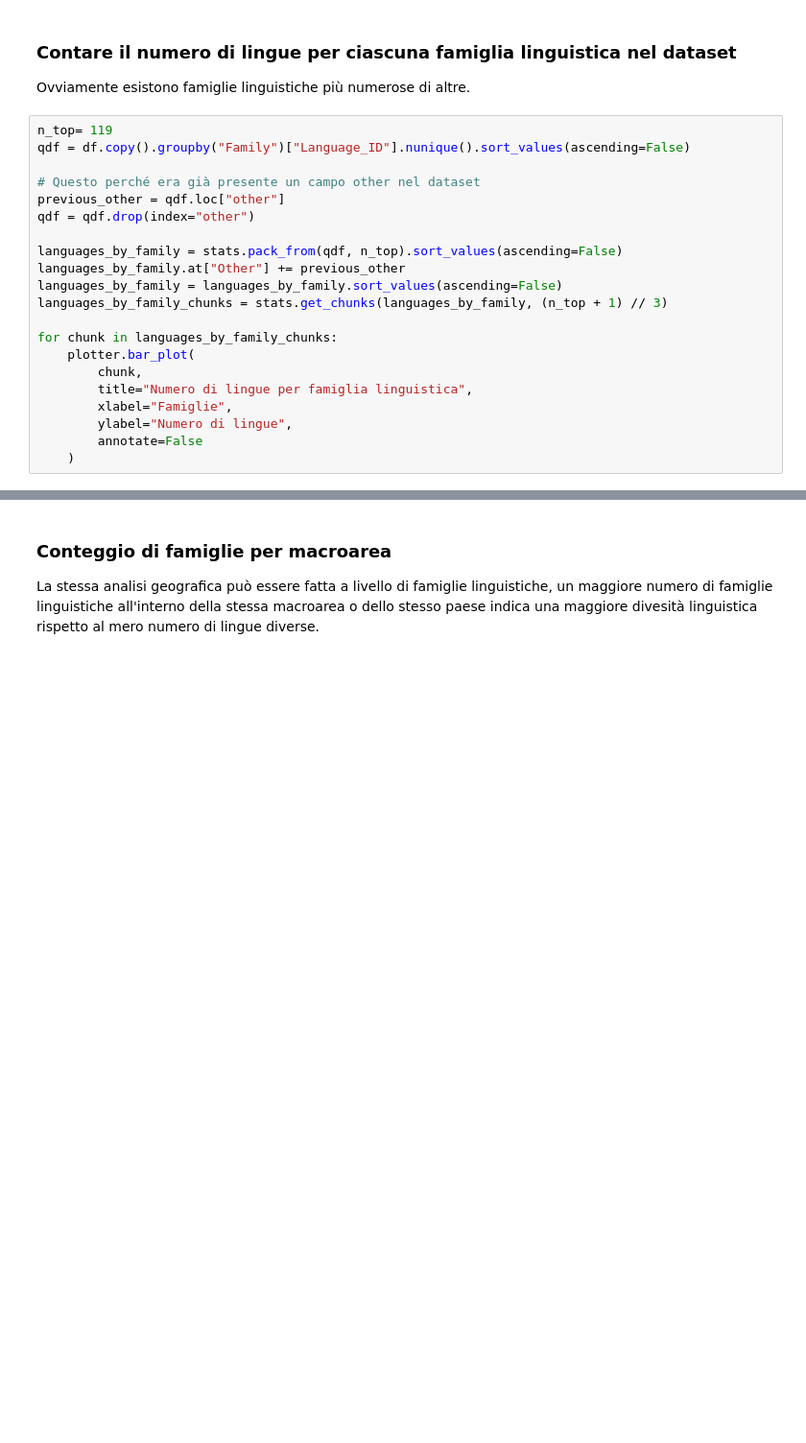
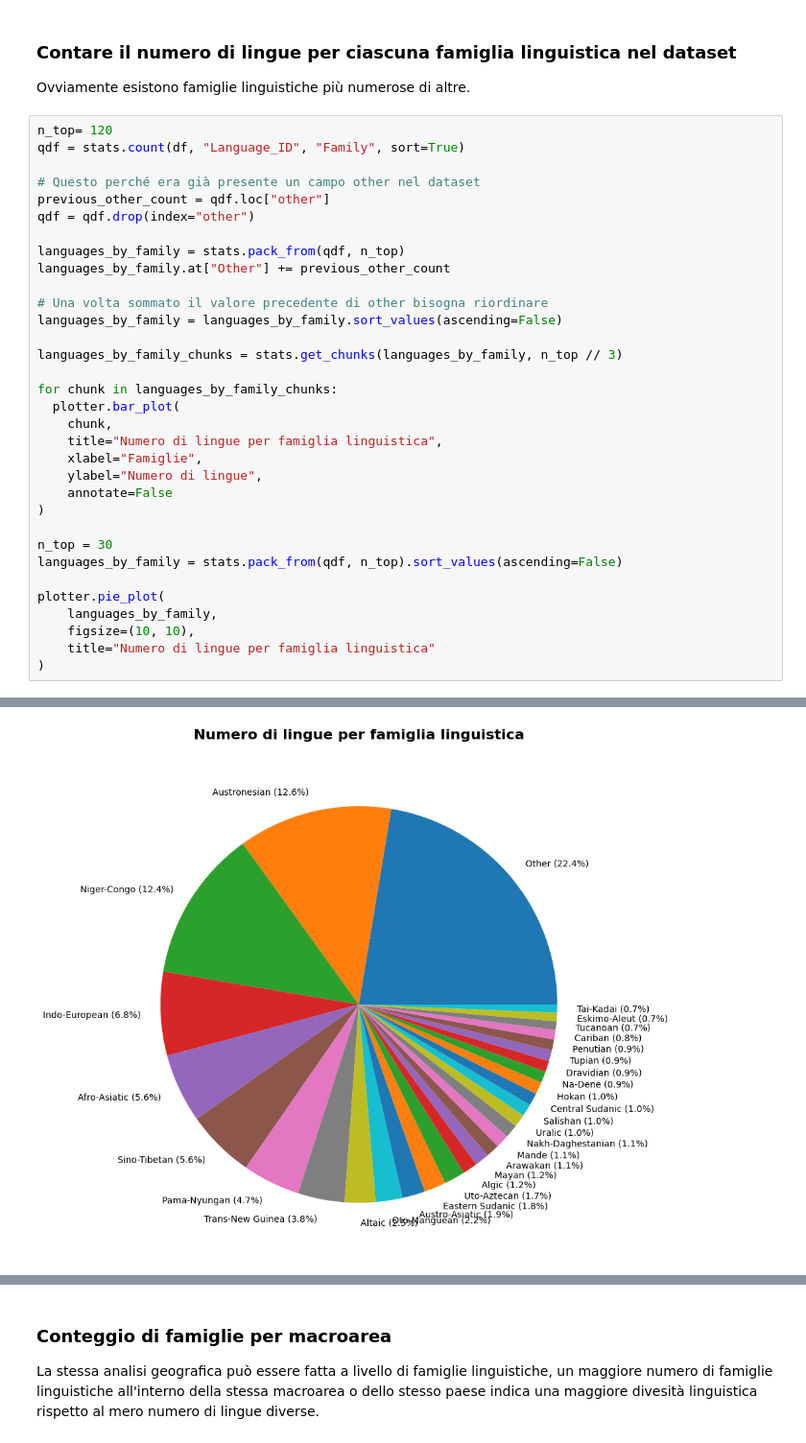
Before and after one commit to FedeBrus/Progetto1FAS, a Jupyter notebook: notebooks/Part1.ipynb, the cells around one changed output, grey strips where cells are left out. Shown at 96% size. Cells and saved outputs as stored; diff of their text form; blank space fills up the shorter version.

```diff
--- a/notebooks/Part1.ipynb
+++ b/notebooks/Part1.ipynb
@@ -102,27 +74,40 @@ plotter.pie_plot(
 ### Contare il numero di lingue per ciascuna famiglia linguistica nel dataset
 Ovviamente esistono famiglie linguistiche più numerose di altre.
 # %%
-n_top= 119
-qdf = df.copy().groupby("Family")["Language_ID"].nunique().sort_values(ascending=False)
+n_top= 120
+qdf = stats.count(df, "Language_ID", "Family", sort=True)
 
 # Questo perché era già presente un campo other nel dataset
-previous_other = qdf.loc["other"]
+previous_other_count = qdf.loc["other"]
 qdf = qdf.drop(index="other")
 
-languages_by_family = stats.pack_from(qdf, n_top).sort_values(ascending=False)
-languages_by_family.at["Other"] += previous_other
+languages_by_family = stats.pack_from(qdf, n_top)
+languages_by_family.at["Other"] += previous_other_count
+
+# Una volta sommato il valore precedente di other bisogna riordinare
 languages_by_family = languages_by_family.sort_values(ascending=False)
-languages_by_family_chunks = stats.get_chunks(languages_by_family, (n_top + 1) // 3)
+
+languages_by_family_chunks = stats.get_chunks(languages_by_family, n_top // 3)
 
 for chunk in languages_by_family_chunks:
-    plotter.bar_plot(
-        chunk,
-        title="Numero di lingue per famiglia linguistica",
-        xlabel="Famiglie",
-        ylabel="Numero di lingue",
-        annotate=False
-    )
+  plotter.bar_plot(
+    chunk,
+    title="Numero di lingue per famiglia linguistica",
+    xlabel="Famiglie",
+    ylabel="Numero di lingue",
+    annotate=False
+)
+
+n_top = 30
+languages_by_family = stats.pack_from(qdf, n_top).sort_values(ascending=False)
+
+plotter.pie_plot(
+    languages_by_family,
+    figsize=(10, 10),
+    title="Numero di lingue per famiglia linguistica"
+)
 # %% [output]
 [figure]
 [figure]
 [figure]
+[figure, added]
```
Also changed, not shown: parts of 15 cells of this notebook, 5 other files.
